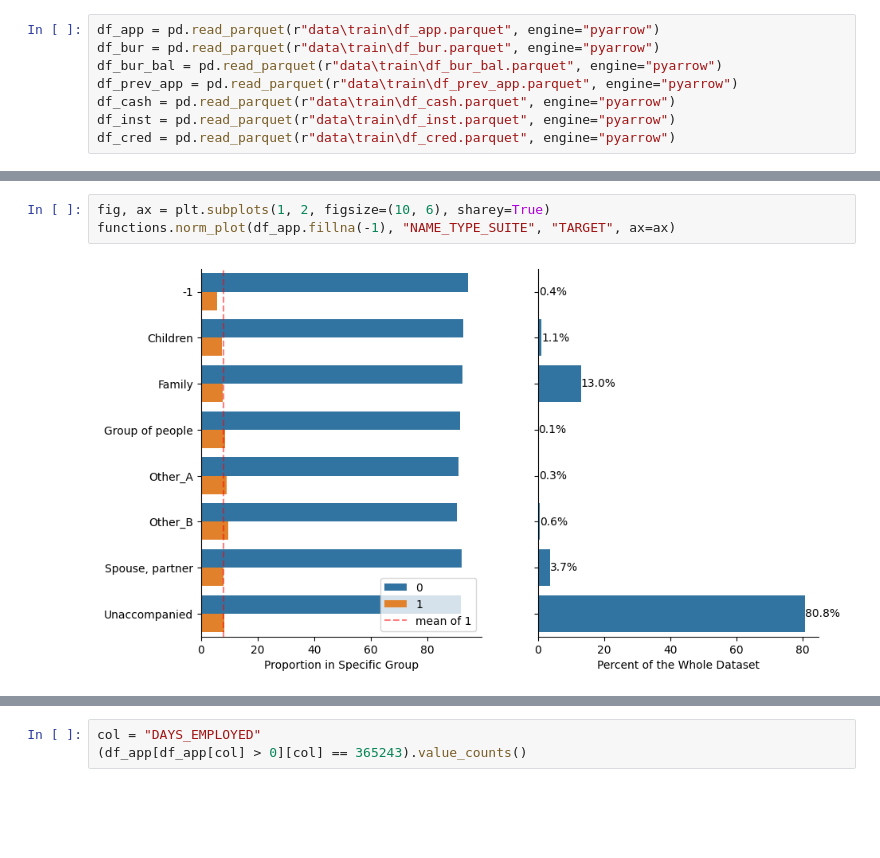
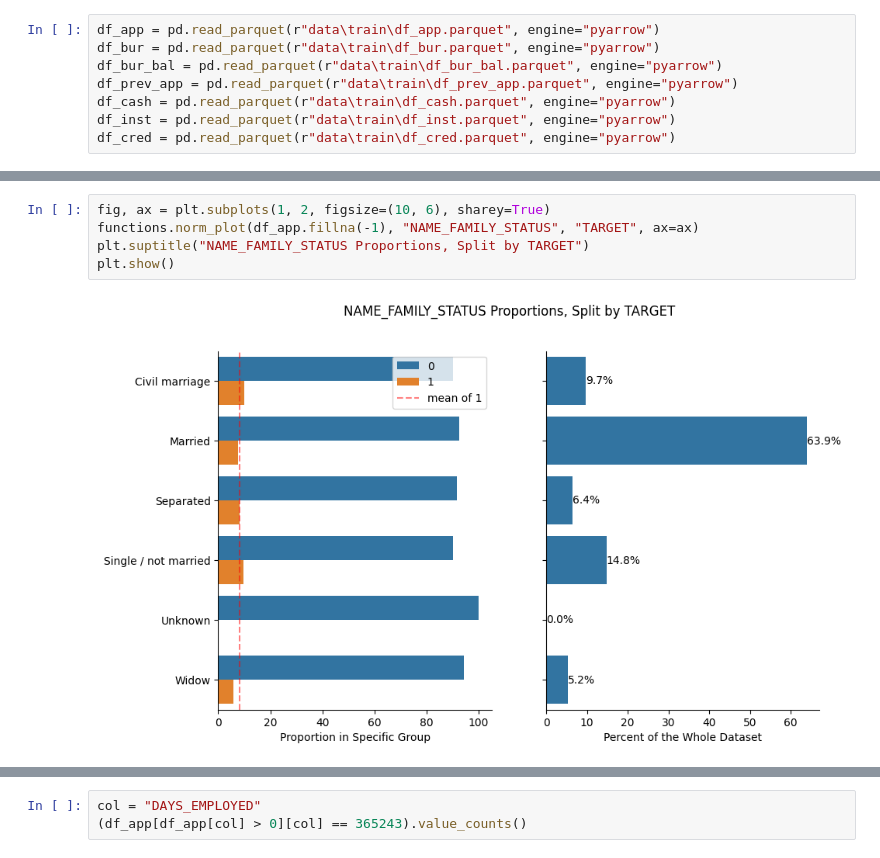
Before and after one commit to Vienmarskinis/home_credit_default_risk, a Jupyter notebook: eda.ipynb, the cells around one changed output, grey strips where cells are left out. Cells and saved outputs as stored; diff of their text form; blank space fills up the shorter version.

```diff
--- a/eda.ipynb
+++ b/eda.ipynb
@@ -57,5 +87,7 @@ functions.norm_plot(df_app.fillna(-1), "OCCUPATION_TYPE", "TARGET", ax=ax)
 # %%
 fig, ax = plt.subplots(1, 2, figsize=(10, 6), sharey=True)
-functions.norm_plot(df_app.fillna(-1), "NAME_TYPE_SUITE", "TARGET", ax=ax)
+functions.norm_plot(df_app.fillna(-1), "NAME_FAMILY_STATUS", "TARGET", ax=ax)
+plt.suptitle("NAME_FAMILY_STATUS Proportions, Split by TARGET")
+plt.show()
 # %% [output]
-[figure, old version]
+[figure, new version]
```
Also changed, not shown: parts of 100 cells of this notebook, 3 other files.
